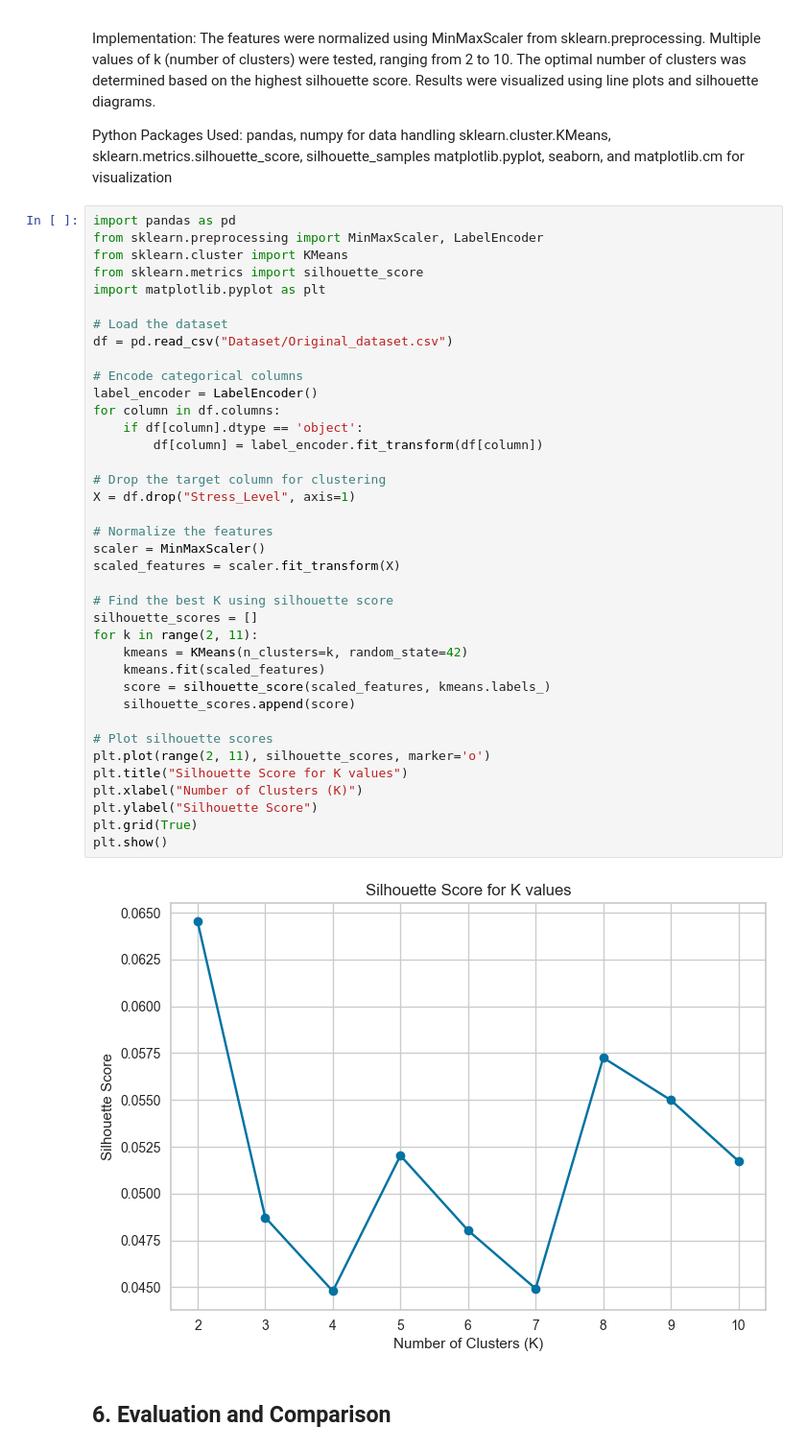
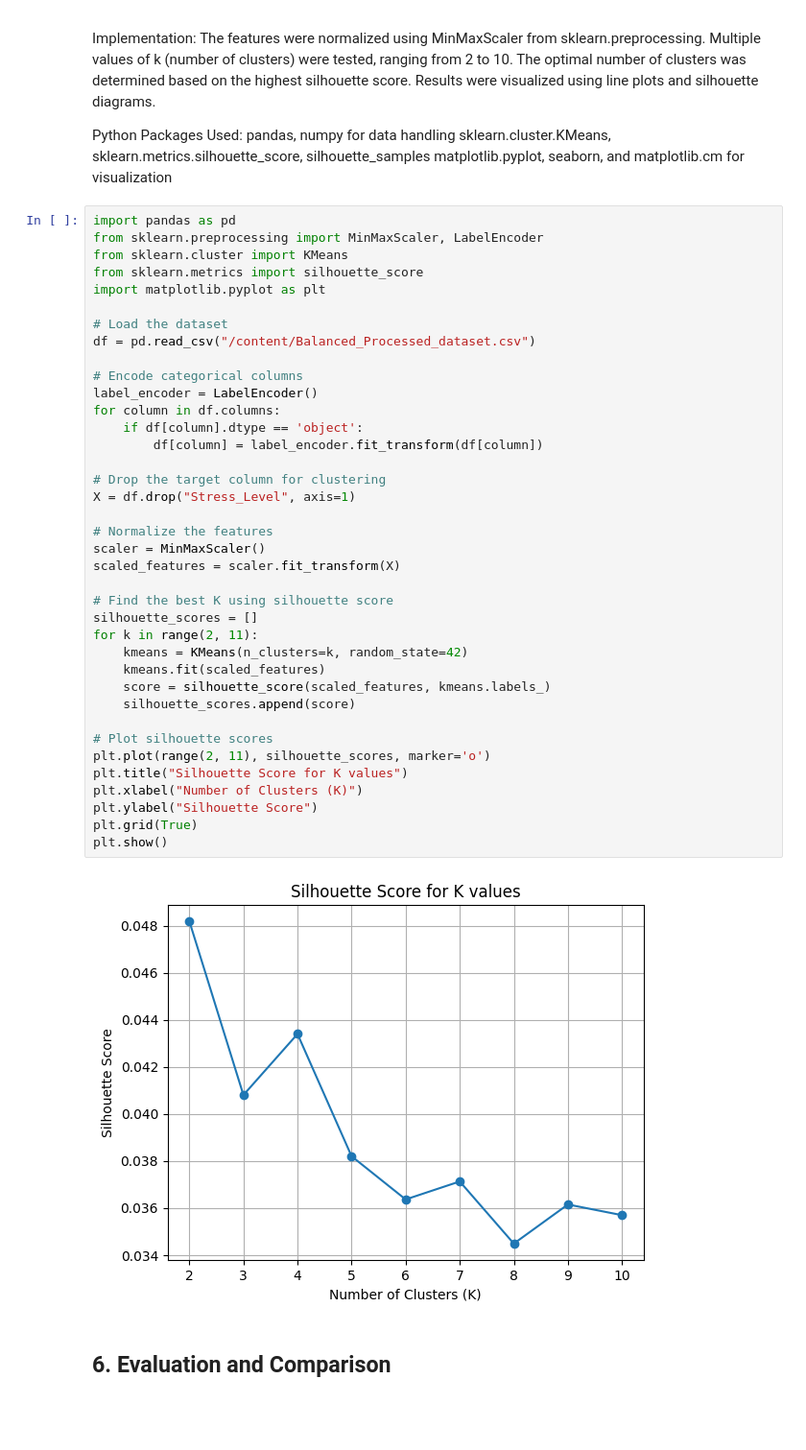
Before and after one commit to SanaAlotaibi/DataMiningProject, a Jupyter notebook: final_report.ipynb, the cells around one changed output. Shown at 96% size. Cells and saved outputs as stored; diff of their text form; blank space fills up the shorter version.

```diff
--- a/final_report.ipynb
+++ b/final_report.ipynb
@@ -642,38 +655,38 @@ from sklearn.metrics import silhouette_score
 import matplotlib.pyplot as plt
 
 # Load the dataset
-df = pd.read_csv("Dataset/Original_dataset.csv")
+df = pd.read_csv("/content/Balanced_Processed_dataset.csv")
 
 # Encode categorical columns
 label_encoder = LabelEncoder()
 for column in df.columns:
     if df[column].dtype == 'object':
         df[column] = label_encoder.fit_transform(df[column])
 
 # Drop the target column for clustering
 X = df.drop("Stress_Level", axis=1)
 
 # Normalize the features
 scaler = MinMaxScaler()
 scaled_features = scaler.fit_transform(X)
 
 # Find the best K using silhouette score
 silhouette_scores = []
 for k in range(2, 11):
     kmeans = KMeans(n_clusters=k, random_state=42)
     kmeans.fit(scaled_features)
     score = silhouette_score(scaled_features, kmeans.labels_)
     silhouette_scores.append(score)
 
 # Plot silhouette scores
 plt.plot(range(2, 11), silhouette_scores, marker='o')
 plt.title("Silhouette Score for K values")
 plt.xlabel("Number of Clusters (K)")
 plt.ylabel("Silhouette Score")
 plt.grid(True)
 plt.show()
 # %% [output]
-[figure, old version]
+[figure, new version]
 # %% [markdown]
 ## 6. Evaluation and Comparison
 # %% [markdown]
```
Also changed, not shown: parts of 5 cells of this notebook.
